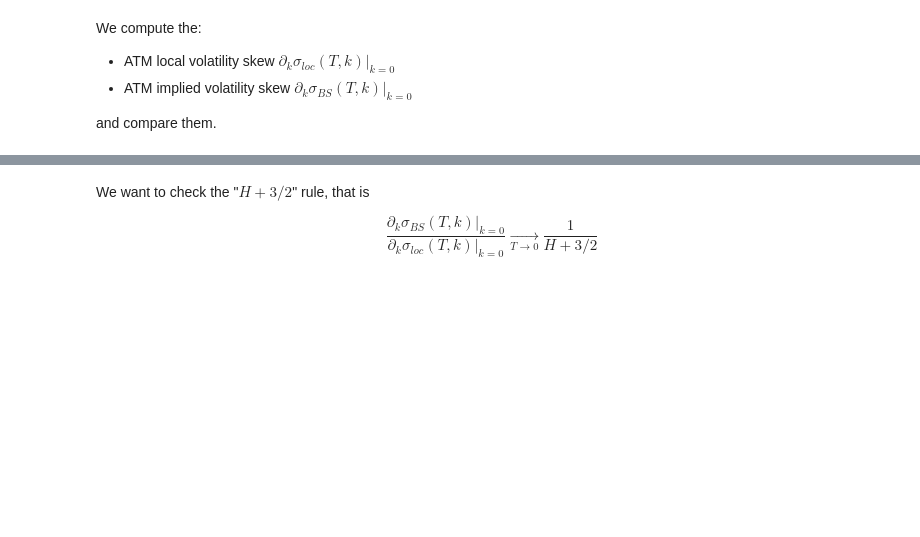
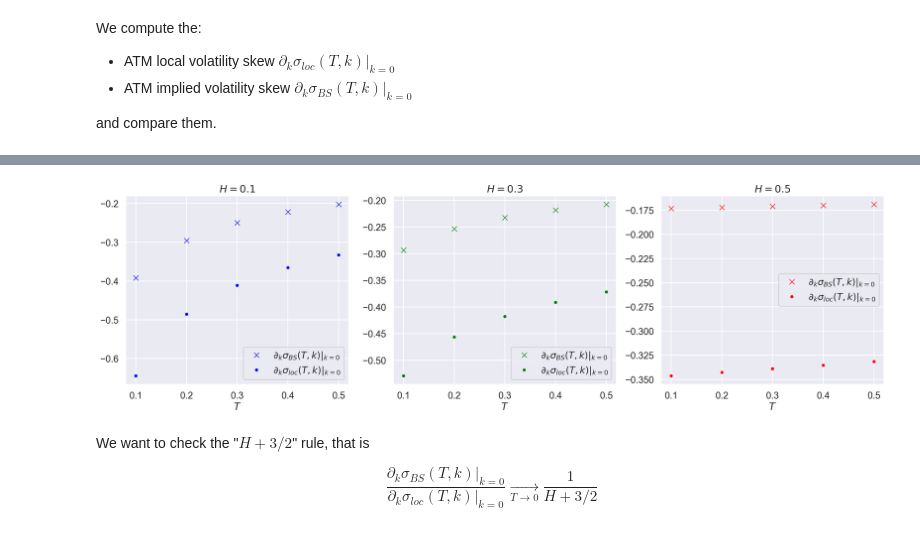
Before and after one commit to fbourgey/rough-bergomi, a Jupyter notebook: local_vol_rough_vol.ipynb, the cells around one changed output, grey strips where cells are left out. Drawn from its saved outputs; the diff is of its cells as text; code cells hidden in the pictures; blank space fills up the shorter version.

```diff
--- a/local_vol_rough_vol.ipynb
+++ b/local_vol_rough_vol.ipynb
@@ -50,9 +51,9 @@ params = {
 
 rbergomi_models = {f"H={H}": RoughBergomi(**params, H=H) for H in list_H}
 # %%
-colors = {0.1: "blue", 0.3: "green", 0.5: "red"}
-markers = {0.1: ".", 0.3: "+", 0.5: "x"}
-seed = 1234
+COLORS = {0.1: "blue", 0.3: "green", 0.5: "red"}
+MARKERS = {0.1: ".", 0.3: "+", 0.5: "x"}
+SEED = 1234
 n_disc = 300
 n_mc = 3 * 10**5
 n_loop = 1
@@ -119,26 +138,28 @@ for H in list_H:
 # %%
 plt.close()
 fig, ax = plt.subplots(1, 3, figsize=(8 * 3, 6))
 for i in range(len(list_H)):
     H = list_H[i]
     ax[i].plot(
         list_maturity,
         atm_impvol_skews[f"H={H}"],
         "x",
         label="$\\partial_k \\sigma_{BS}(T,k)|_{k=0}$",
-        color=colors[H],
+        color=COLORS[H],
     )
     ax[i].plot(
         list_maturity,
         atm_lv_skews[f"H={H}"],
         ".",
         label="$\\partial_k \\sigma_{loc}(T,k)|_{k=0}$",
-        color=colors[H],
+        color=COLORS[H],
     )
     ax[i].set_title(f"$H={H}$")
     ax[i].set_xlabel("$T$")
     ax[i].legend()
 plt.show()
+# %% [output]
+[figure, added]
 # %% [markdown]
 We want to check the "$H+3/2$" rule, that is
 
```
Also changed, not shown: parts of 11 cells of this notebook, 2 other files.
